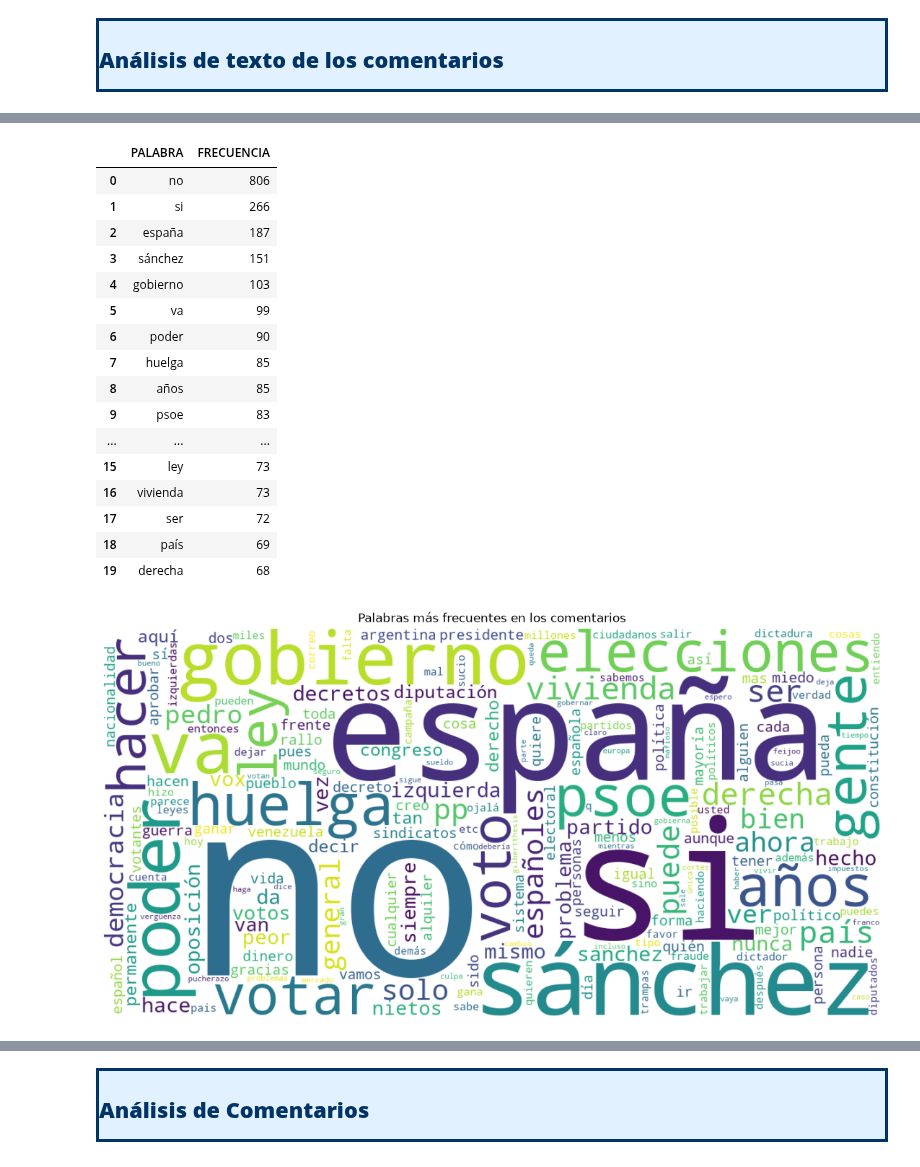
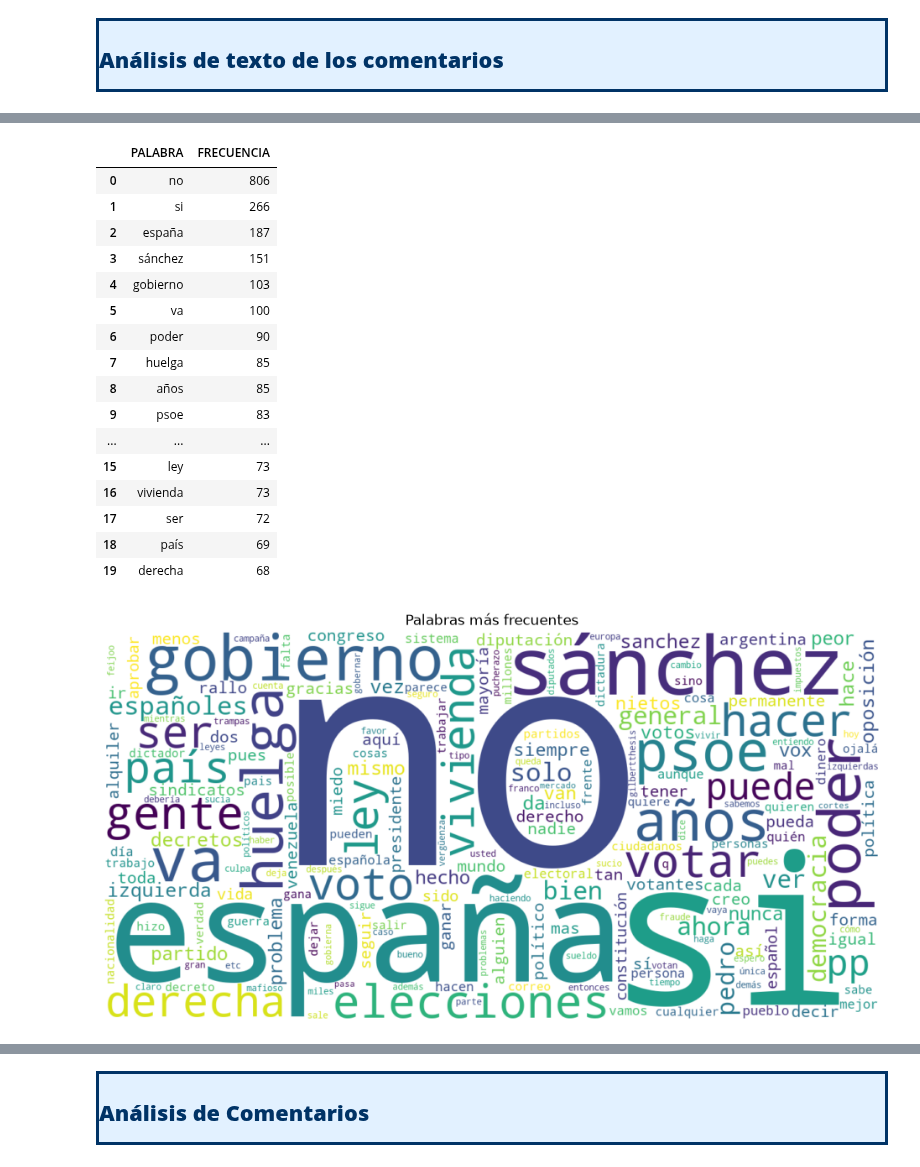
Before and after one commit to jejoama/Practicas_Curriculares, a Jupyter notebook: GENERAL.ipynb, the cells around one changed output, grey strips where cells are left out. Drawn from its saved outputs; the diff is of its cells as text; code cells hidden in the pictures.

```diff
--- a/GENERAL.ipynb
+++ b/GENERAL.ipynb
@@ -458,23 +381,15 @@ no está en stopwords: False
 # %%
+stopwords_es = set(stopwords.words("spanish"))
+stopwords_es.difference_update({"no", "sí", "si"})
+
 palabras = []
-
-for comentario in df_c["COMENTARIO"]:
+for comentario in df_c["COMENTARIO"].fillna(""):
     tokens = wordpunct_tokenize(comentario.lower())
-
-    palabras.extend(
-        palabra for palabra in tokens
-        if palabra.isalpha() and palabra not in stopwords_es
-    )
+    palabras.extend(p for p in tokens if p.isalpha() and p not in stopwords_es)
 
 frecuencia_palabras = Counter(palabras)
 
-# 20 palabras más frecuentes
-display(
-    pd.DataFrame(
-        frecuencia_palabras.most_common(20),
-        columns=["PALABRA", "FRECUENCIA"]
-    )
-)
+display(pd.DataFrame(frecuencia_palabras.most_common(20), columns=["PALABRA", "FRECUENCIA"]))
 # %% [output]
 |  | PALABRA | FRECUENCIA |
 | 0 | no | 806 |
@@ -482,7 +397,7 @@ display(
 | 2 | españa | 187 |
 | 3 | sánchez | 151 |
 | 4 | gobierno | 103 |
-| 5 | va | 99 |
+| 5 | va | 100 |
 | 6 | poder | 90 |
 | 7 | huelga | 85 |
 | 8 | años | 85 |
@@ -494,20 +409,14 @@ display(
 | 18 | país | 69 |
 | 19 | derecha | 68 |
 # %%
-# Nube de palabras
-frecuencias = dict(frecuencia_palabras)
+nube = WordCloud(
+    width=1200, height=600, background_color="white", colormap="viridis"
+).generate_from_frequencies(frecuencia_palabras)
 
-nube = WordCloud(
-    width=1200,
-    height=600,
-    background_color="white",
-    colormap="viridis"
-).generate_from_frequencies(frecuencias)
-
-plt.figure(figsize=(14, 7))
+plt.figure(figsize=(12, 6))
 plt.imshow(nube, interpolation="bilinear")
 plt.axis("off")
-plt.title("Palabras más frecuentes en los comentarios")
+plt.title("Palabras más frecuentes")
 plt.show()
 # %% [output]
-[figure, old version]
+[figure, new version]
```
Also changed, not shown: parts of 20 cells of this notebook.
